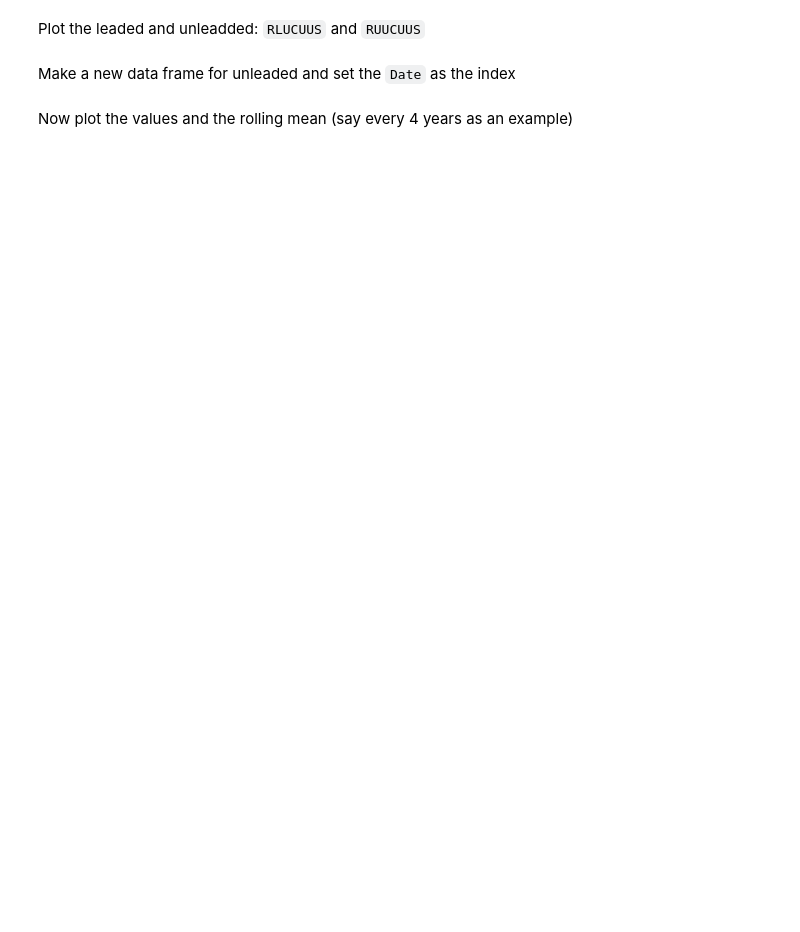
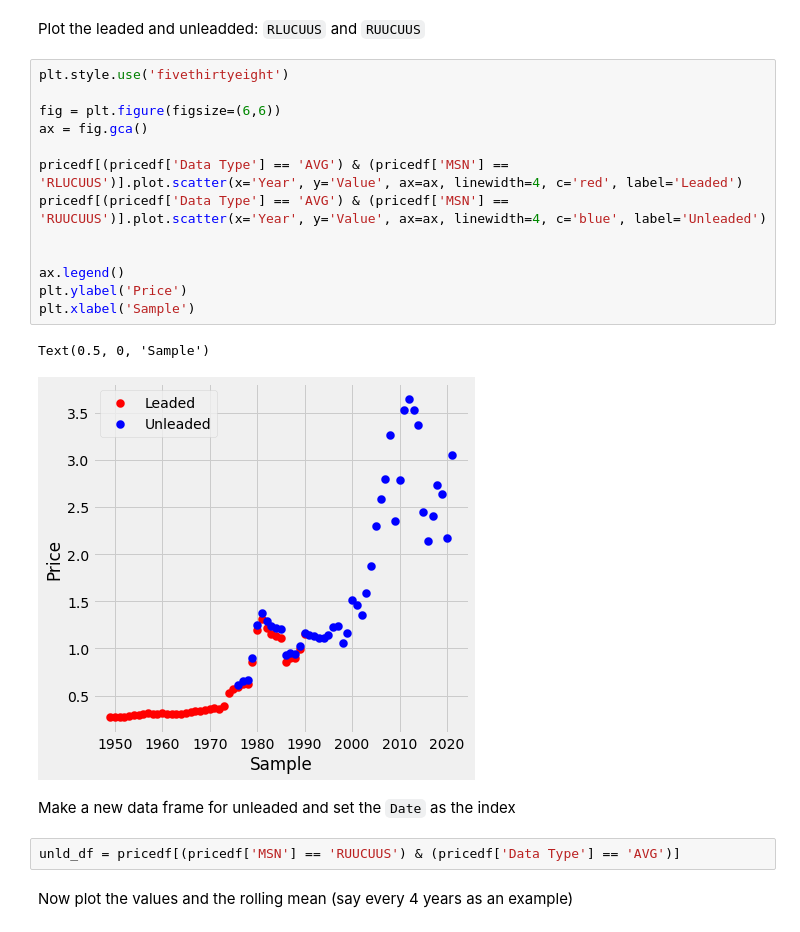
Before and after one commit to dalexa10/Python_Data_Science, a Jupyter notebook: collecting-organizing-analyzing-basics/collecting-organizing-analyzing-data.ipynb, the cells around one changed output. Saved outputs shown, nothing was run; the diff lists cells and outputs as text; blank space fills up the shorter version.

```diff
--- a/collecting-organizing-analyzing-basics/collecting-organizing-analyzing-data.ipynb
+++ b/collecting-organizing-analyzing-basics/collecting-organizing-analyzing-data.ipynb
@@ -707,6 +768,24 @@ mydf[
 # %% [markdown]
  Plot the leaded and unleadded: `RLUCUUS` and `RUUCUUS`
+# %%
+plt.style.use('fivethirtyeight')
+
+fig = plt.figure(figsize=(6,6))
+ax = fig.gca()
+
+pricedf[(pricedf['Data Type'] == 'AVG') & (pricedf['MSN'] == 'RLUCUUS')].plot.scatter(x='Year', y='Value', ax=ax, linewidth=4, c='red', label='Leaded')
+pricedf[(pricedf['Data Type'] == 'AVG') & (pricedf['MSN'] == 'RUUCUUS')].plot.scatter(x='Year', y='Value', ax=ax, linewidth=4, c='blue', label='Unleaded')
+
+
+ax.legend()
+plt.ylabel('Price')
+plt.xlabel('Sample')
+# %% [output]
+Text(0.5, 0, 'Sample')
+[figure, added]
 # %% [markdown]
 Make a new data frame for unleaded and set the `Date` as the index
+# %%
+unld_df = pricedf[(pricedf['MSN'] == 'RUUCUUS') & (pricedf['Data Type'] == 'AVG')]
 # %% [markdown]
 Now plot the values and the rolling mean (say every 4 years as an example)
```
Also changed, not shown: parts of 33 cells of this notebook.
